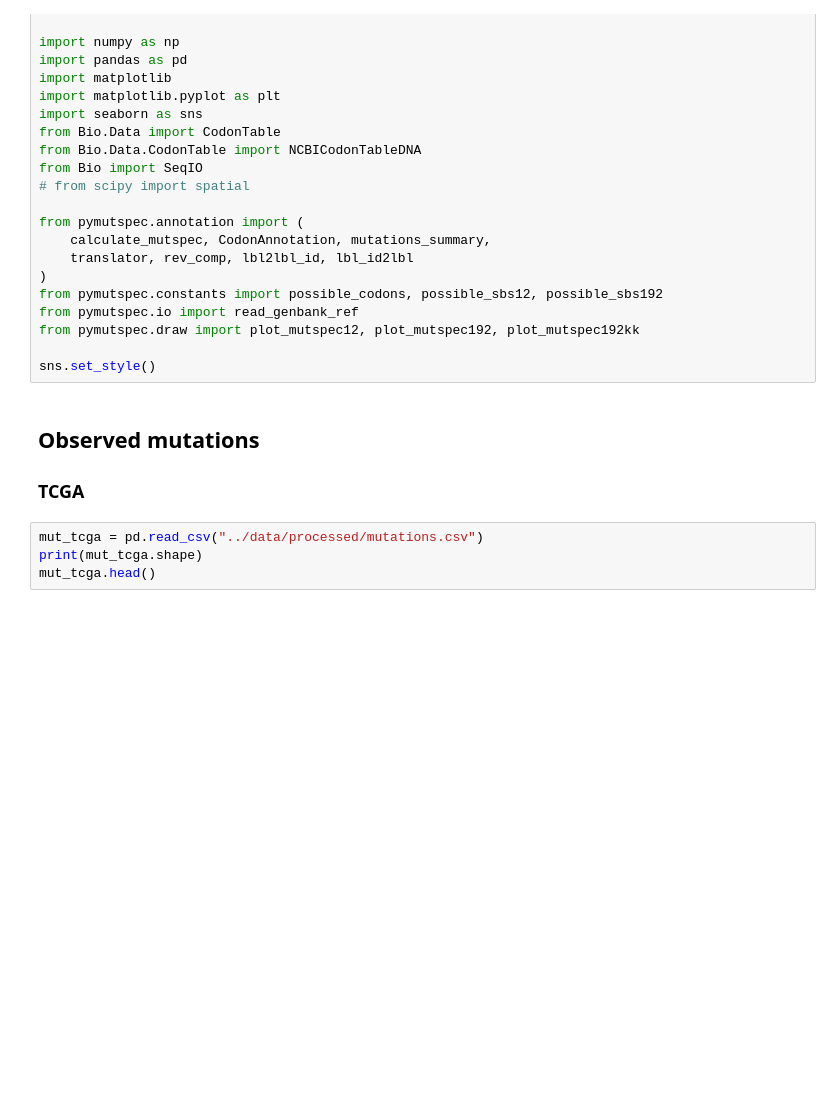
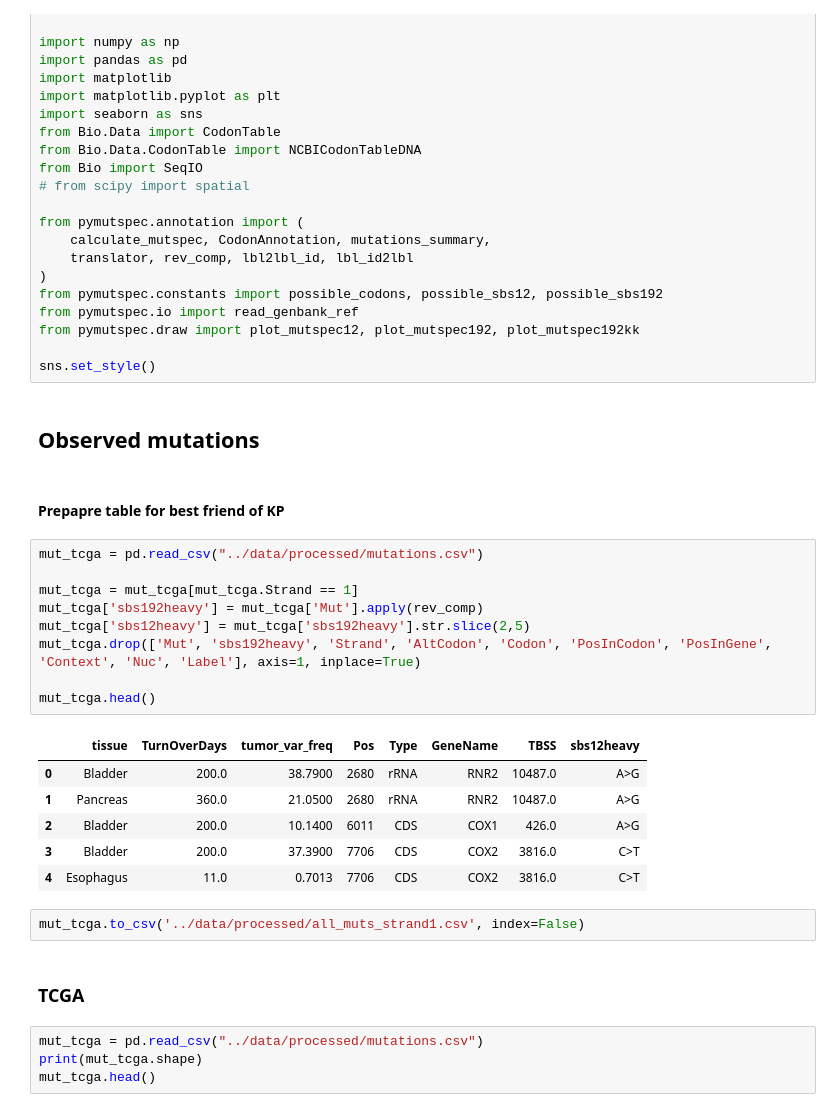
Before and after one commit to mitoclub/mtdnaMutSpecOfCancers, a Jupyter notebook: notebooks/new_hypo.ipynb, the cells around one changed output. Saved outputs shown, nothing was run; the diff lists cells and outputs as text; blank space fills up the shorter version.

Commit message:
prepare new table for kp

```diff
--- a/notebooks/new_hypo.ipynb
+++ b/notebooks/new_hypo.ipynb
@@ -32,8 +32,28 @@ from pymutspec.draw import plot_mutspec12, plot_mutspec192, plot_mutspec192kk
 sns.set_style()
 # %% [markdown]
 ## Observed mutations
-
-### TCGA
+# %% [markdown]
+#### Prepapre table for best friend of KP
+# %%
+mut_tcga = pd.read_csv("../data/processed/mutations.csv")
+
+mut_tcga = mut_tcga[mut_tcga.Strand == 1]
+mut_tcga['sbs192heavy'] = mut_tcga['Mut'].apply(rev_comp)
+mut_tcga['sbs12heavy'] = mut_tcga['sbs192heavy'].str.slice(2,5)
+mut_tcga.drop(['Mut', 'sbs192heavy', 'Strand', 'AltCodon', 'Codon', 'PosInCodon', 'PosInGene', 'Context', 'Nuc', 'Label'], axis=1, inplace=True)
+
+mut_tcga.head()
+# %% [output]
+|  | tissue | TurnOverDays | tumor_var_freq | Pos | Type | GeneName | TBSS | sbs12heavy |
+| 0 | Bladder | 200.0 | 38.7900 | 2680 | rRNA | RNR2 | 10487.0 | A>G |
+| 1 | Pancreas | 360.0 | 21.0500 | 2680 | rRNA | RNR2 | 10487.0 | A>G |
+| 2 | Bladder | 200.0 | 10.1400 | 6011 | CDS | COX1 | 426.0 | A>G |
+| 3 | Bladder | 200.0 | 37.3900 | 7706 | CDS | COX2 | 3816.0 | C>T |
+| 4 | Esophagus | 11.0 | 0.7013 | 7706 | CDS | COX2 | 3816.0 | C>T |
+# %%
+mut_tcga.to_csv('../data/processed/all_muts_strand1.csv', index=False)
+# %% [markdown]
+### TCGA
 # %%
 mut_tcga = pd.read_csv("../data/processed/mutations.csv")
 print(mut_tcga.shape)
```
Also changed, not shown: 1 other file.
